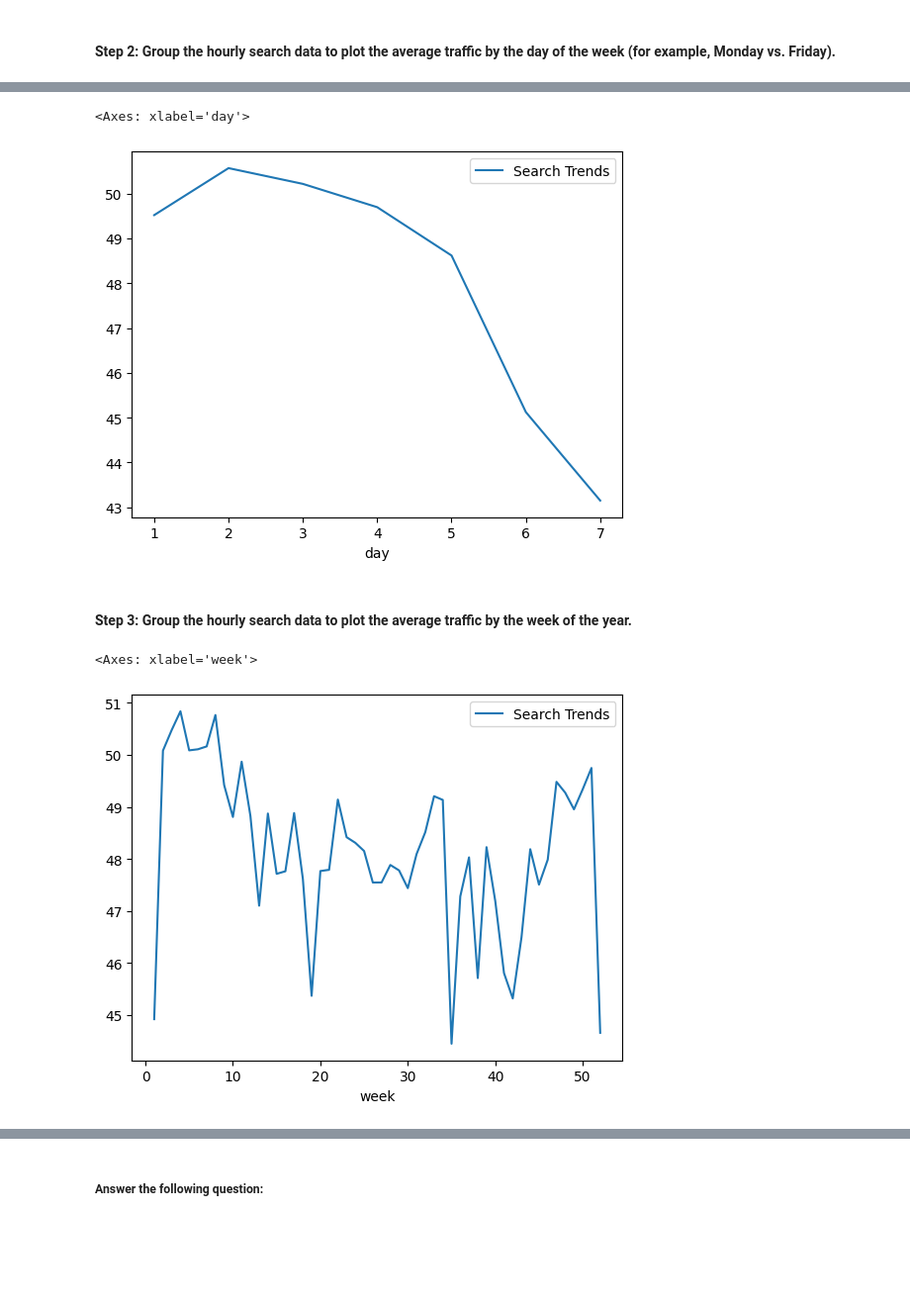
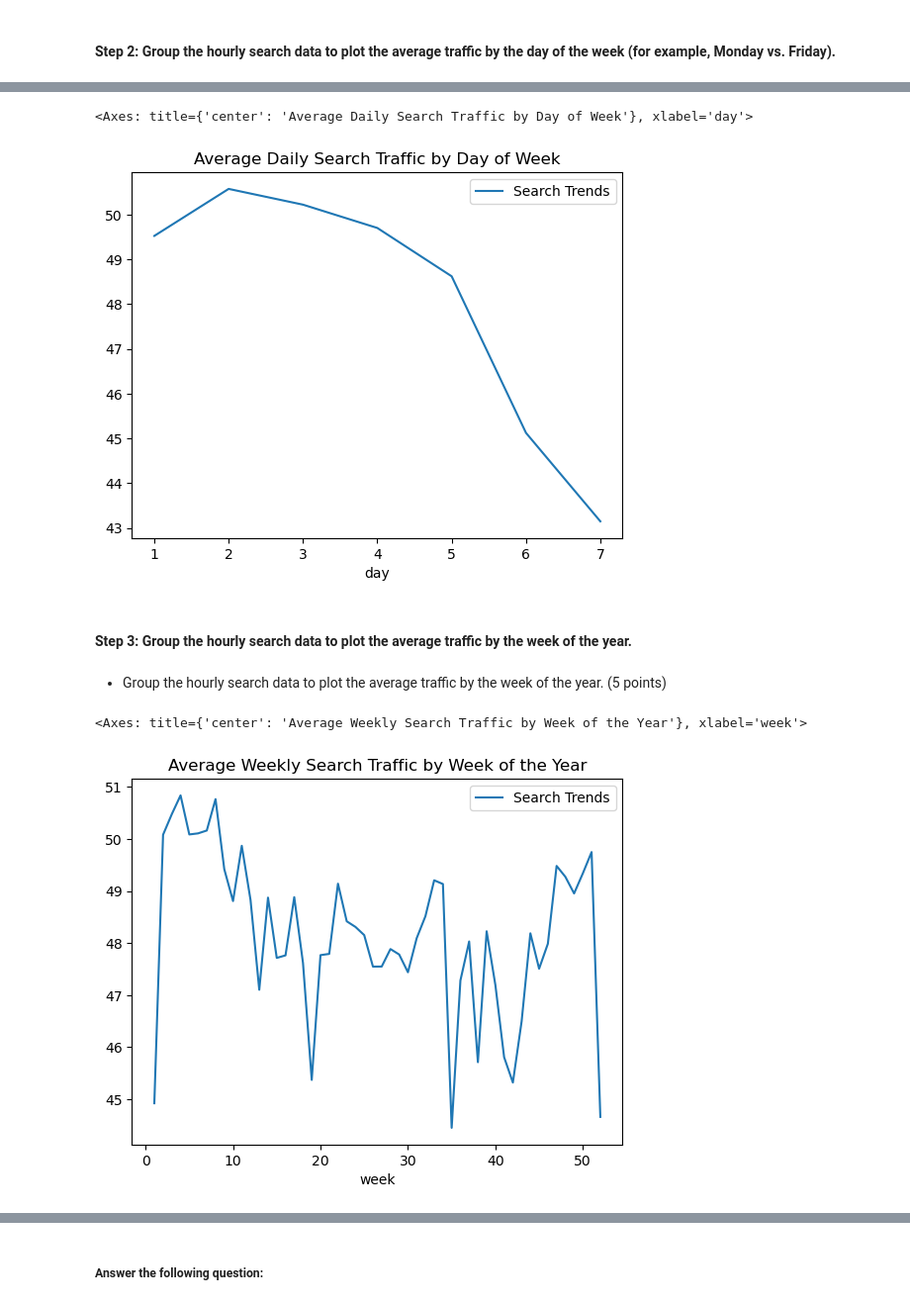
Before and after one commit to Ed-Lovera/prophet-challenge, a Jupyter notebook: forecasting_net_prophet.ipynb, the cells around one changed output, grey strips where cells are left out. Shown at 99% size. Saved outputs shown, nothing was run; the diff lists cells and outputs as text; code cells hidden in the pictures; blank space fills up the shorter version.

```diff
--- a/forecasting_net_prophet.ipynb
+++ b/forecasting_net_prophet.ipynb
@@ -178,12 +184,18 @@ To that end, you want to mine the search traffic data for predictable seasonal p
 # %%
 # Group the hourly search data to plot the average traffic by the day of week, using `df.index.isocalendar().day`.
+df_daily = df_mercado_trends.groupby(df_mercado_trends.index.isocalendar().day).mean()
+df_daily.plot(title="Average Daily Search Traffic by Day of Week")
 # %% [output]
-<Axes: xlabel='day'>
+<Axes: title={'center': 'Average Daily Search Traffic by Day of Week'}, xlabel='day'>
-[figure, old version]
+[figure, new version]
 # %% [markdown]
 #### Step 3: Group the hourly search data to plot the average traffic by the week of the year.
+# %% [markdown]
+- Group the hourly search data to plot the average traffic by the week of the year. (5 points)
 # %%
 # Group the hourly search data to plot the average traffic by the week of the year using `df.index.isocalendar().week`.
+df_weekly = df_mercado_trends.groupby(df_mercado_trends.index.isocalendar().week).mean()
+df_weekly.plot(title="Average Weekly Search Traffic by Week of the Year")
 # %% [output]
-<Axes: xlabel='week'>
+<Axes: title={'center': 'Average Weekly Search Traffic by Week of the Year'}, xlabel='week'>
-[figure, old version]
+[figure, new version]
```
Also changed, not shown: parts of 6 cells of this notebook.
